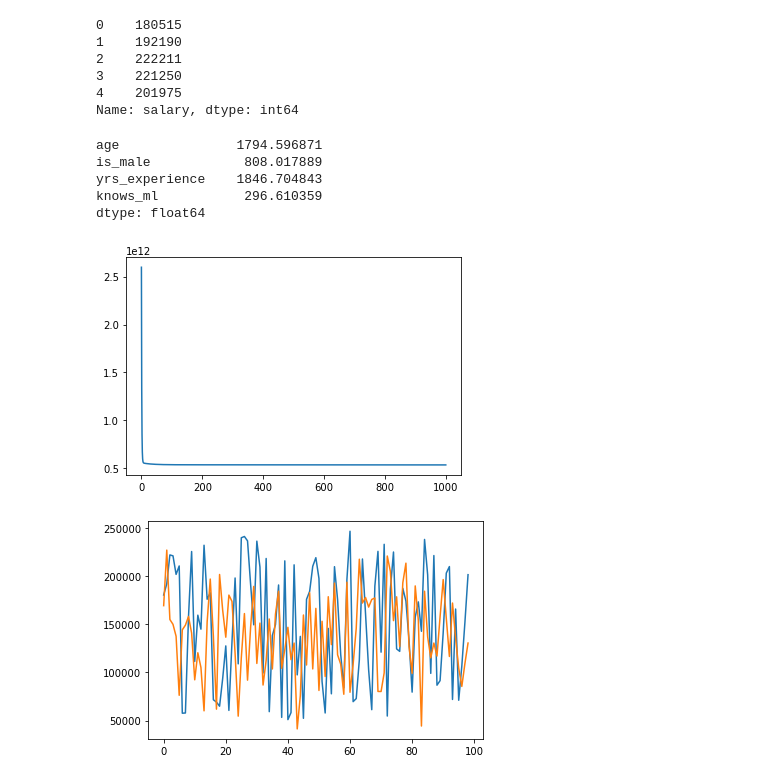
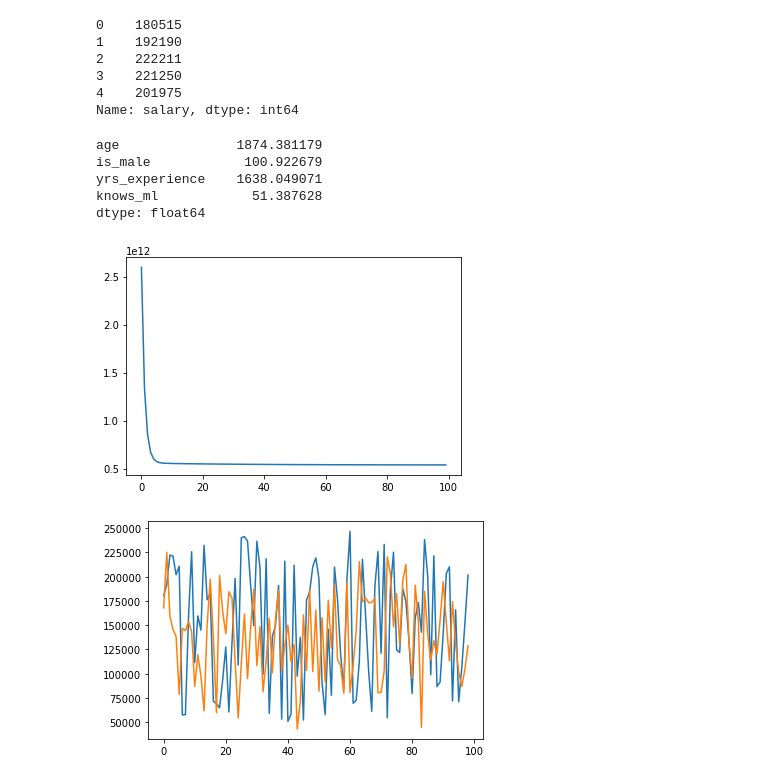
Before and after one commit to jbursey/ml_jupyter_sandbox, a Jupyter notebook: notebooks/lr_gradient_descent_sandbox.ipynb, the cells around one changed output. Cells and saved outputs as stored; diff of their text form; code cells hidden in the pictures.

```diff
--- a/notebooks/lr_gradient_descent_sandbox.ipynb
+++ b/notebooks/lr_gradient_descent_sandbox.ipynb
@@ -84,12 +84,12 @@ def gd(X, Y, iters = 1000, lr = 0.000001):
 
     return;
 # %%
-gd(X,Y, 1000)
+gd(X,Y, 100)
 # %% [output]
-age               1794.596871
-is_male            808.017889
-yrs_experience    1846.704843
-knows_ml           296.610359
+age               1874.381179
+is_male            100.922679
+yrs_experience    1638.049071
+knows_ml            51.387628
 dtype: float64
-[figure, old version]
+[figure, new version]
-[figure, old version]
+[figure, new version]
```
